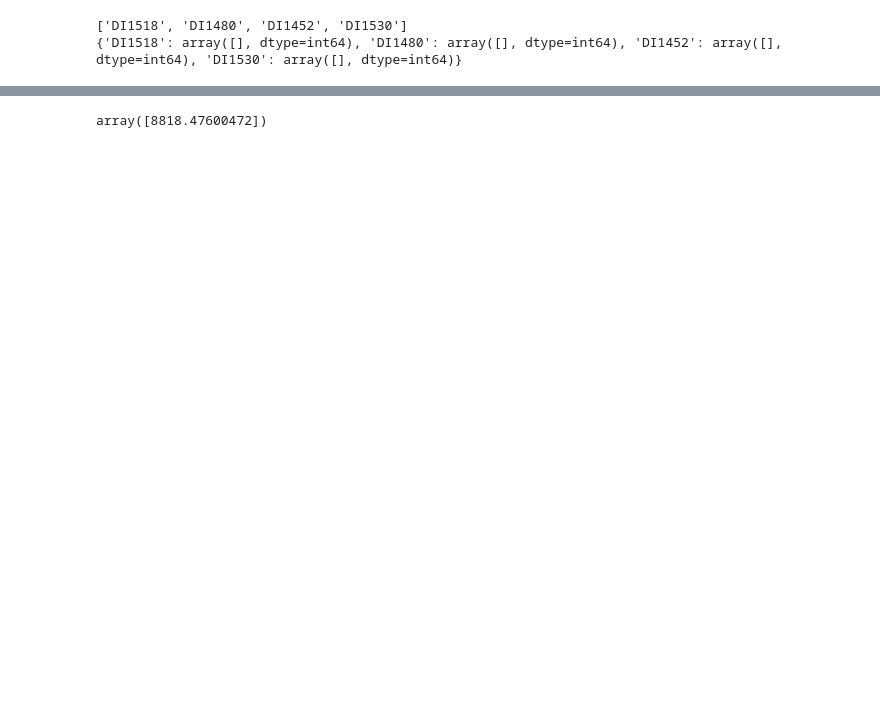
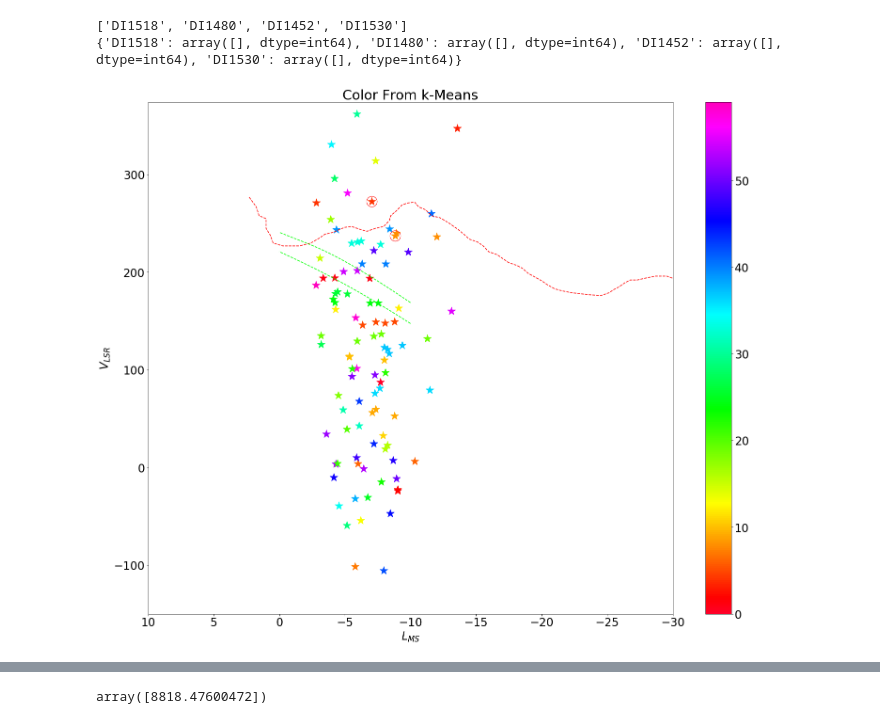
Before and after one commit to JoshuaPovick/MS_young, a Jupyter notebook: find_moving_groups.ipynb, the cells around one changed output, grey strips where cells are left out. Drawn from its saved outputs; the diff is of its cells as text; code cells hidden in the pictures; blank space fills up the shorter version.

```diff
--- a/find_moving_groups.ipynb
+++ b/find_moving_groups.ipynb
@@ -135,35 +135,37 @@ for i in range(len(galact)):
 # %%
 #Clustering
 di15 = np.where(monarch['NAME']=='DI1507')
 di14 = np.where(monarch['NAME']=='DI1450')
 cpos = np.append(monarch[di15]['MLON'],monarch[di14]['MLON'])
 cvel = np.append(monarch[di15]['VLSR'],monarch[di14]['VLSR'])
 
 #HI background
 xarr,yarr=np.meshgrid(backgd['XARR'][0],backgd['YARR'][0])
 z=backgd['IM'][0]
 
 '''plot with |\mu|'''
 fig = plt.figure(figsize=(25,20))
 plt.xlim(-30,10)
 plt.ylim(-150,374)
 plt.gca().invert_xaxis()
 #pcm = plt.pcolormesh(xarr, yarr, z, cmap='jet',shading='gouraud') #generate background
 
 plt.plot(msvelo[0][0],msvelo[0][1],'r--',label='LMC filament')
 plt.plot(lmcvel[0][0],lmcvel[0][1],c='lime',linestyle='dashed',label='LMC velocity')
 plt.plot(lmcvel[0][2],lmcvel[0][3],c='lime',linestyle='dashed')
 
-plt.scatter(monarch['MLON'],monarch['VLSR'],c=np.sqrt(monarch['pmra']**2+monarch['pmdec']**2),marker='*',s=300,label='ICR Stars',cmap='gist_rainbow')
+plt.scatter(monarch['MLON'],monarch['VLSR'],c=col,marker='*',s=300,label='ICR Stars',cmap='gist_rainbow')
 
 plt.colorbar()
 plt.scatter(cpos,cvel,facecolors='none',edgecolors='r',s=500,label='YMSC')
 
 plt.ylabel(r'$V_{LSR}$')
 plt.xlabel(r'$L_{MS}$')
-plt.title(r'Color as $|\mu|\,(mas\,yr^{-1})$')
+plt.title(r'Color From k-Means')
 plt.savefig('velopos.pdf',bbox_inches='tight')
 plt.show()
+# %% [output]
+[figure, added]
 # %%
 ### Velocity Postion plot
 #candidate young stars
```
Also changed, not shown: parts of 12 cells of this notebook.
